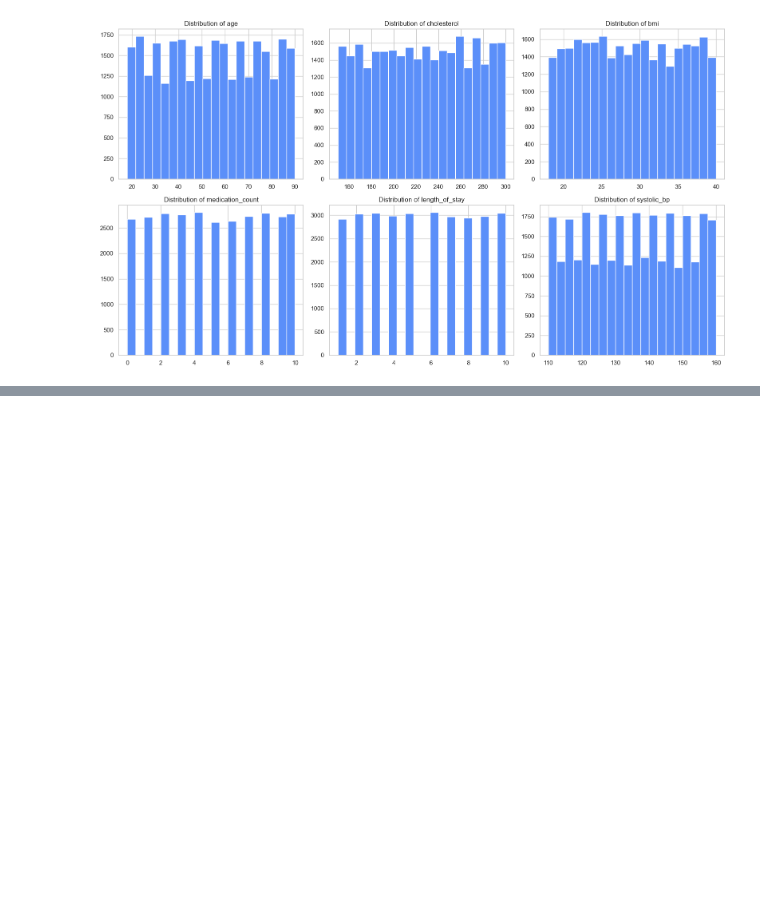
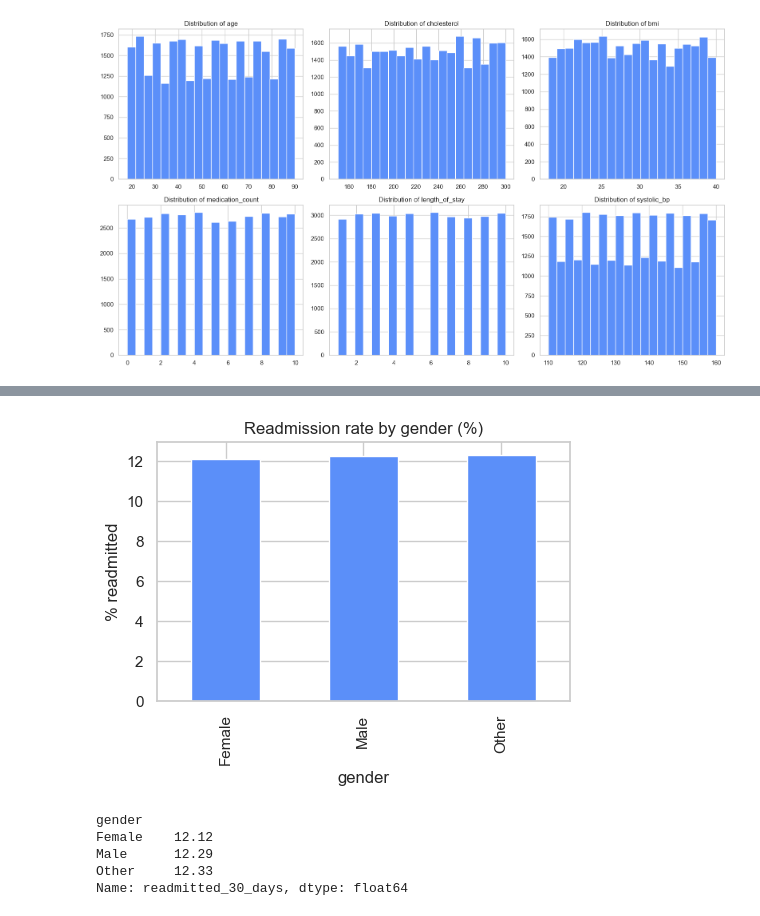
Before and after one commit to mize04/Hospital_Readmission_Project, a Jupyter notebook: index.ipynb, the cells around one changed output, grey strips where cells are left out. Drawn from its saved outputs; the diff is of its cells as text; code cells hidden in the pictures; blank space fills up the shorter version.

```diff
--- a/index.ipynb
+++ b/index.ipynb
@@ -449,0 +498,19 @@ Saved cleaned dataset: 30000 rows, 25 columns
+# %%
+# readmission rate by gender
+readmit_by_gender = df.groupby('gender')['readmitted_30_days'].mean() * 100
+
+fig, ax = plt.subplots(figsize=(5, 4))
+readmit_by_gender.plot(kind='bar', color='#5B8FF9', ax=ax)
+ax.set_title('Readmission rate by gender (%)')
+ax.set_ylabel('% readmitted')
+plt.tight_layout()
+plt.show()
+
+print(readmit_by_gender.round(2))
+# %% [output]
+[figure, added]
+gender
+Female    12.12
+Male      12.29
+Other     12.33
+Name: readmitted_30_days, dtype: float64
```
Also changed, not shown: parts of 45 cells of this notebook, 1 other file.
